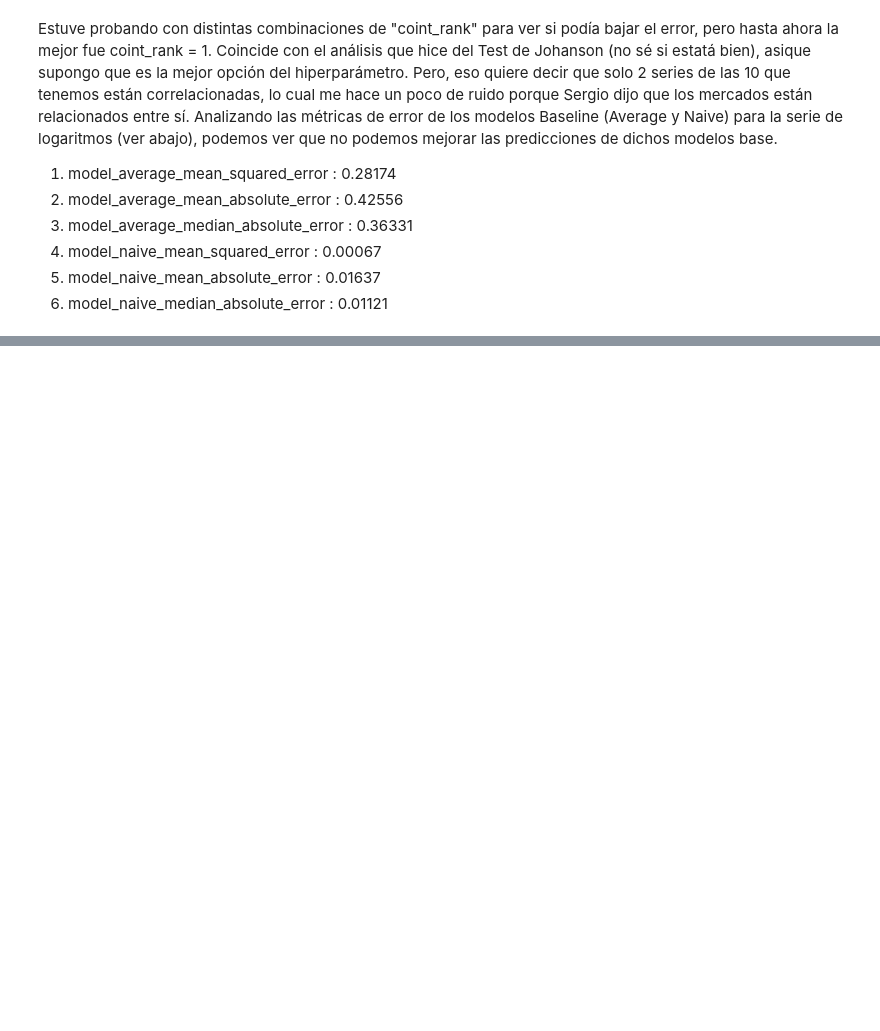
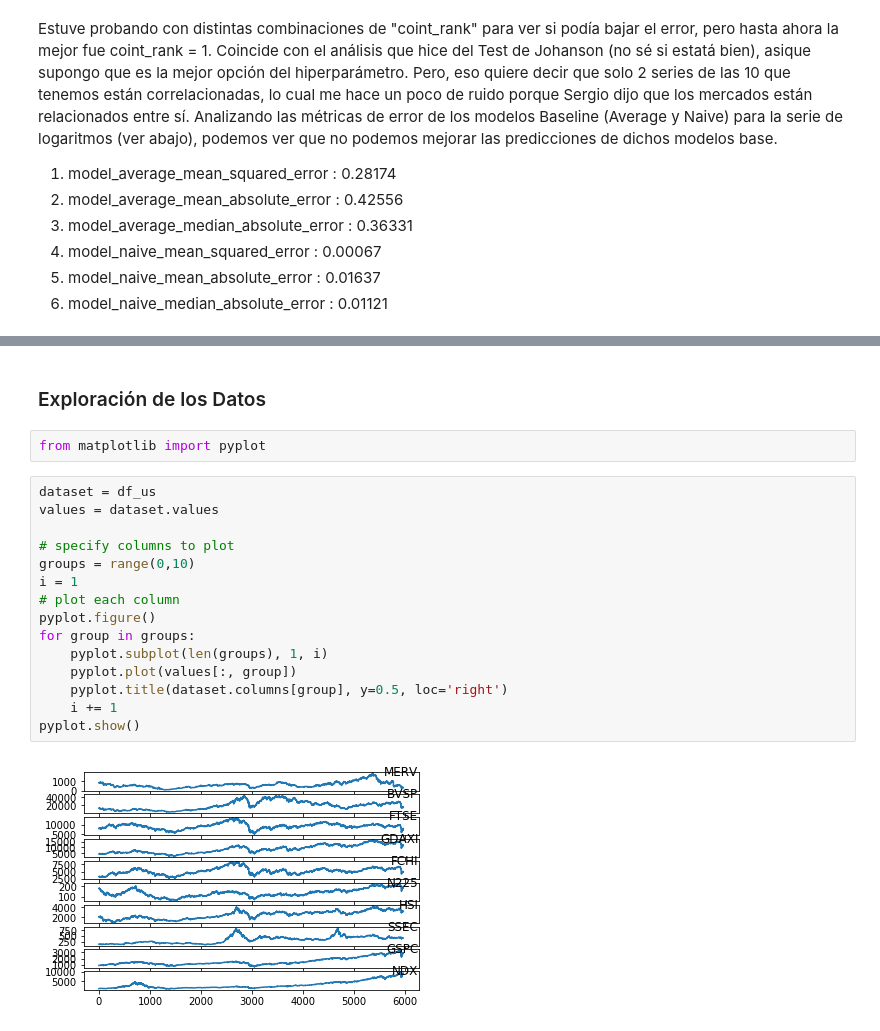
Before and after one commit to Martin317/mentoria-prediccion-indices-financieros, a Jupyter notebook: TP4AprendizajeSupervisado/EnunciadoTP4AprendizajeSupervisado.ipynb, the cells around one changed output, grey strips where cells are left out. Cells and saved outputs as stored; diff of their text form; blank space fills up the shorter version.

```diff
--- a/TP4AprendizajeSupervisado/EnunciadoTP4AprendizajeSupervisado.ipynb
+++ b/TP4AprendizajeSupervisado/EnunciadoTP4AprendizajeSupervisado.ipynb
@@ -537,0 +640,21 @@ Analizando las métricas de error de los modelos Baseline (Average y Naive) para
+# %% [markdown]
+### Exploración de los Datos
+# %%
+from matplotlib import pyplot
+# %%
+dataset = df_us
+values = dataset.values
+
+# specify columns to plot
+groups = range(0,10)
+i = 1
+# plot each column
+pyplot.figure()
+for group in groups:
+	pyplot.subplot(len(groups), 1, i)
+	pyplot.plot(values[:, group])
+	pyplot.title(dataset.columns[group], y=0.5, loc='right')
+	i += 1
+pyplot.show()
+# %% [output]
+[figure, added]
```
Also changed, not shown: parts of 16 cells of this notebook, 1 other file.
